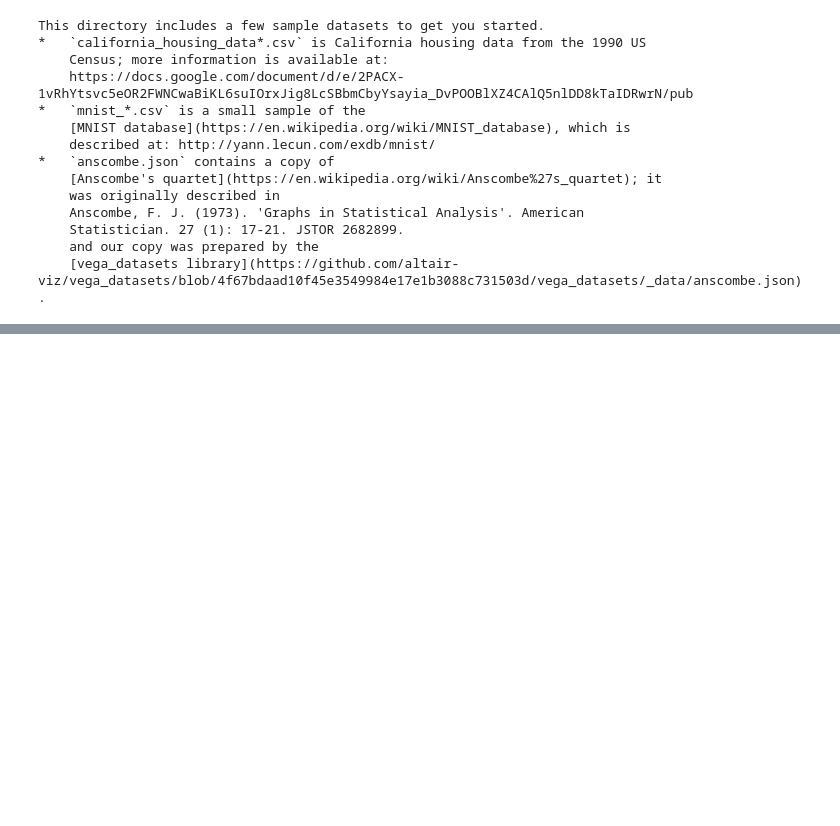
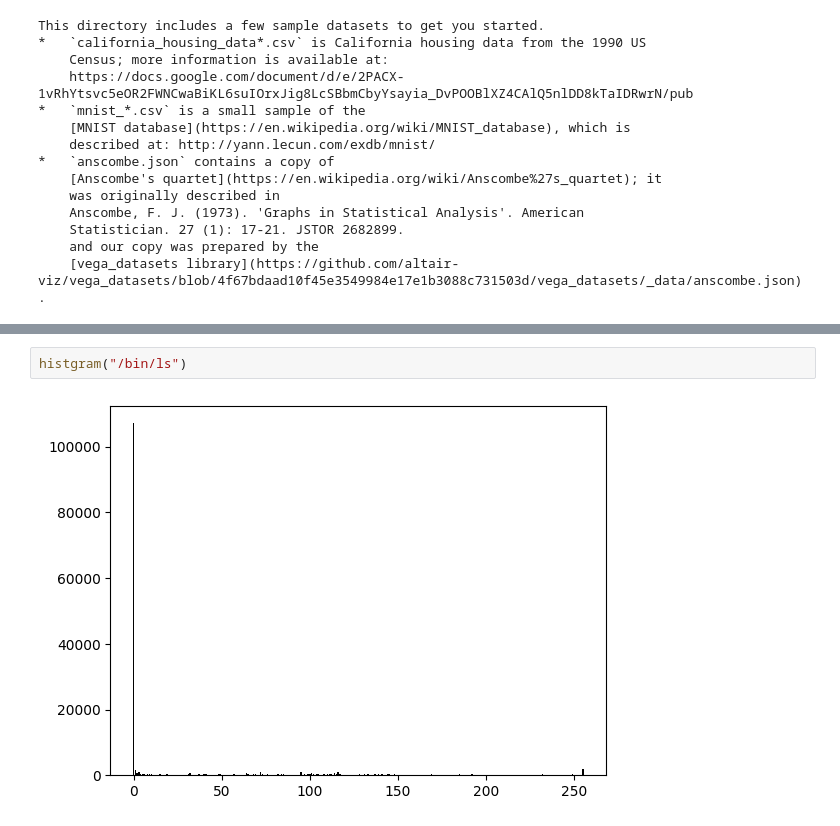
Before and after one commit to maton369/Python_Binary, a Jupyter notebook: chapter2/0.ipynb, the cells around one changed output, grey strips where cells are left out. Drawn from its saved outputs; the diff is of its cells as text; blank space fills up the shorter version.

```diff
--- a/chapter2/0.ipynb
+++ b/chapter2/0.ipynb
@@ -164,0 +263,4 @@ strings(/bin/ls)
+# %%
+histgram("/bin/ls")
+# %% [output]
+[figure, added]
```
Also changed, not shown: parts of 4 cells of this notebook.
